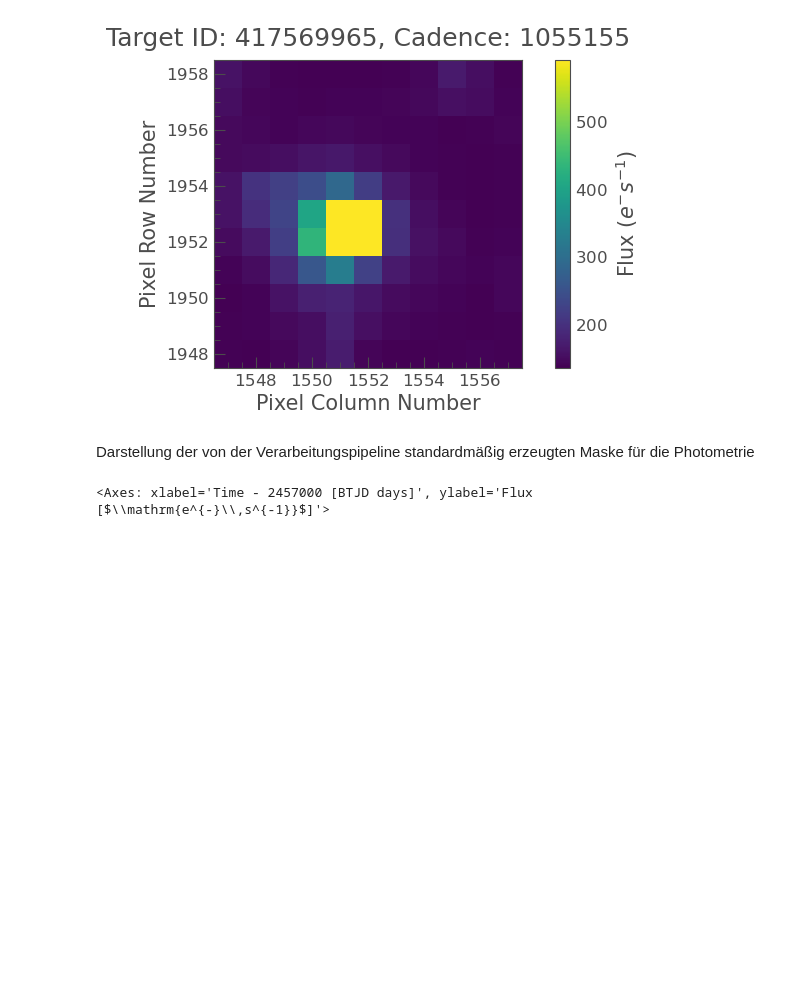
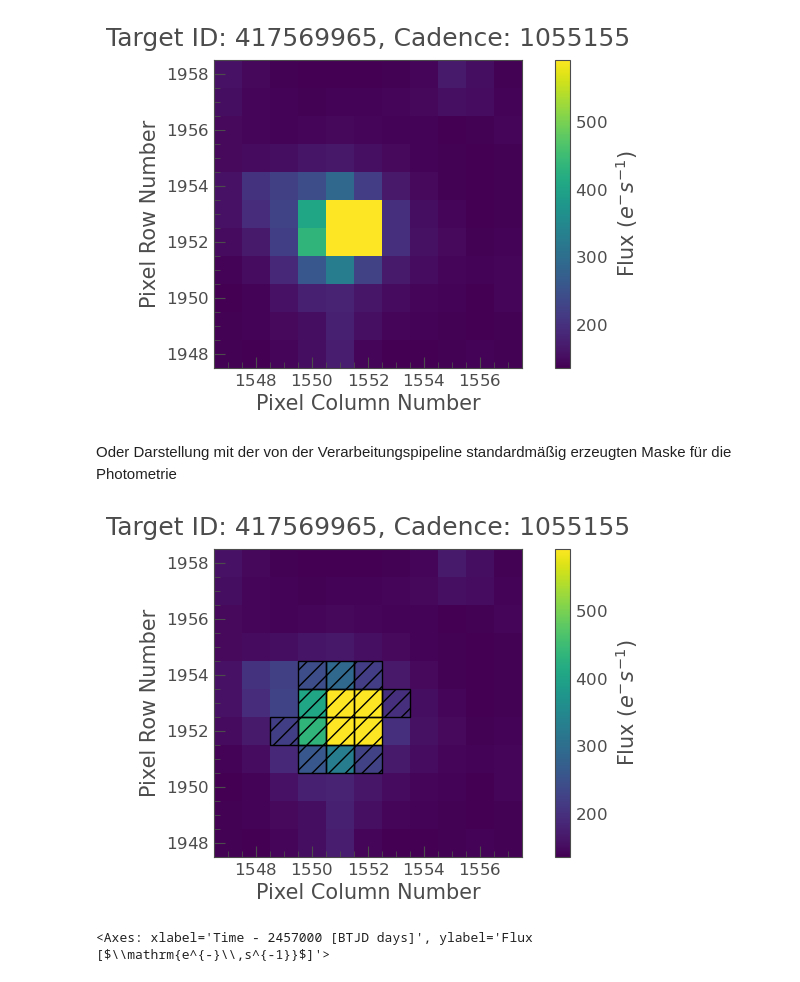
Before and after one commit to pdeeskow/TESS-BAV, a Jupyter notebook: TESS_TPF.ipynb, the cells around one changed output. Saved outputs shown, nothing was run; the diff lists cells and outputs as text; code cells hidden in the pictures; blank space fills up the shorter version.

Commit message:
Plt mit pipeline mask

```diff
--- a/TESS_TPF.ipynb
+++ b/TESS_TPF.ipynb
@@ -33,7 +33,11 @@ tpf[0].plot()
 <Axes: title={'center': 'Target ID: 417569965, Cadence: 1055155'}, xlabel='Pixel Column Number', ylabel='Pixel Row Number'>
 [figure]
 # %% [markdown]
-Darstellung der von der Verarbeitungspipeline standardmäßig erzeugten Maske für die Photometrie
+Oder Darstellung mit der von der Verarbeitungspipeline standardmäßig erzeugten Maske für die Photometrie
+# %%
+tpf[0].plot(aperture_mask=tpf[0].pipeline_mask, mask_color='k');
+# %% [output]
+[figure, added]
 # %%
 lc = tpf.to_lightcurve(aperture_mask=tpf.pipeline_mask)
 # %%
```
